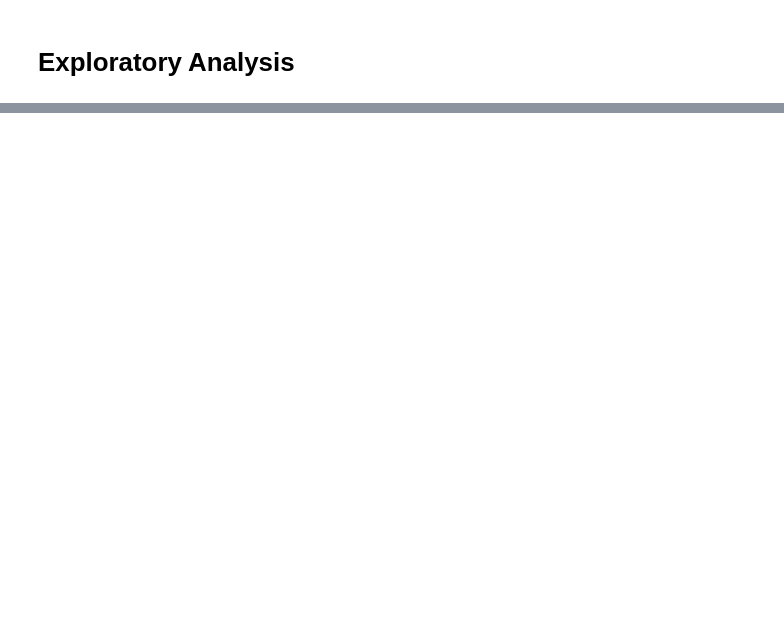
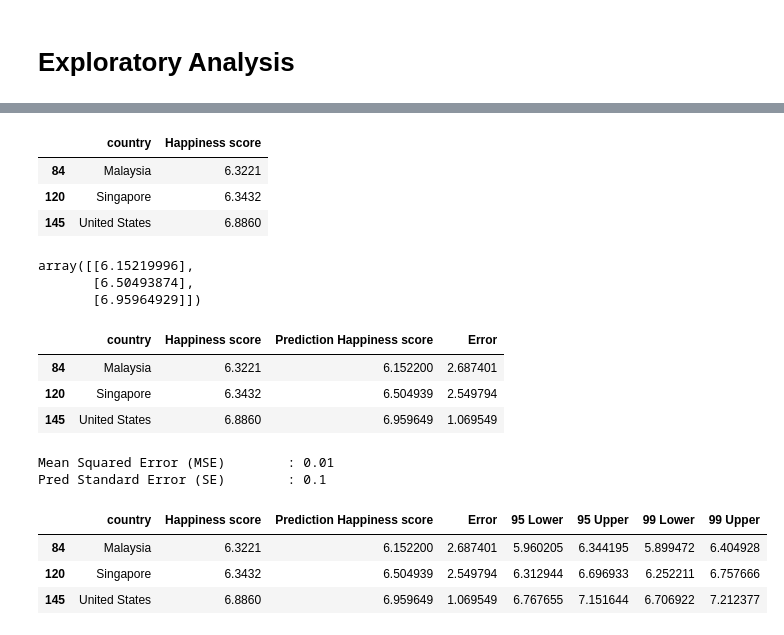
Before and after one commit to leo-evo/CV0003_MiniProj, a Jupyter notebook: Happiness Report.ipynb, the cells around one changed output, grey strips where cells are left out. Saved outputs shown, nothing was run; the diff lists cells and outputs as text; code cells hidden in the pictures; blank space fills up the shorter version.

```diff
--- a/Happiness Report.ipynb
+++ b/Happiness Report.ipynb
@@ -563,0 +749,57 @@ draw_map(whrdata, 'Country Happiness Score', "Reds")
+# %%
+# Extract Pokemons for Prediction
+whrdata_pred = whrdata[whrdata["country"].isin(["Singapore", "Malaysia", "United States"])]
+whrdata_pred
+# %% [output]
+|  | country | Happiness score |
+| 84 | Malaysia | 6.3221 |
+| 120 | Singapore | 6.3432 |
+| 145 | United States | 6.8860 |
+# %%
+# Extract Predictors for Prediction
+X_pred = pd.DataFrame(whrdata_pred[predictors])
+
+# Predict Response corresponding to Predictors
+y_pred = linreg.predict(X_pred)
+y_pred
+# %% [output]
+array([[6.15219996],
+       [6.50493874],
+       [6.95964929]])
+# %%
+# Summarize the Actuals, Predictions and Errors
+y_pred = pd.DataFrame(y_pred, columns = ["Prediction Happiness score"], index = whrdata_pred.index)
+whrdata_acc = pd.concat([whrdata_pred[["country", "Happiness score"]], y_pred], axis = 1)
+
+y_errs = 100 * abs(whrdata_acc["Happiness score"] - whrdata_acc["Prediction Happiness score"]) / whrdata_acc["Happiness score"]
+y_errs = pd.DataFrame(y_errs, columns = ["Error"], index = whrdata_pred.index)
+whrdata_acc = pd.concat([whrdata_acc, y_errs], axis = 1)
+
+whrdata_acc
+# %% [output]
+|  | country | Happiness score | Prediction Happiness score | Error |
+| 84 | Malaysia | 6.3221 | 6.152200 | 2.687401 |
+| 120 | Singapore | 6.3432 | 6.504939 | 2.549794 |
+| 145 | United States | 6.8860 | 6.959649 | 1.069549 |
+# %%
+MSE_train = mean_squared_error(y_train, y_train_pred)
+StdE_pred = np.sqrt(len(y_train) * MSE_train/(len(y_train) - 2))
+
+print("Mean Squared Error (MSE) \t:", MSE_train.round(2))
+print("Pred Standard Error (SE) \t:", StdE_pred.round(2))
+# %% [output]
+Mean Squared Error (MSE)        : 0.01
+Pred Standard Error (SE)        : 0.1
+# %%
+y_95l = pd.DataFrame(whrdata_acc["Prediction Happiness score"] - 1.96*StdE_pred).rename(columns = {"Prediction Happiness score" : "95 Lower"})
+y_95u = pd.DataFrame(whrdata_acc["Prediction Happiness score"] + 1.96*StdE_pred).rename(columns = {"Prediction Happiness score" : "95 Upper"})
+y_99l = pd.DataFrame(whrdata_acc["Prediction Happiness score"] - 2.58*StdE_pred).rename(columns = {"Prediction Happiness score" : "99 Lower"})
+y_99u = pd.DataFrame(whrdata_acc["Prediction Happiness score"] + 2.58*StdE_pred).rename(columns = {"Prediction Happiness score" : "99 Upper"})
+
+whrdata_int = pd.concat([whrdata_acc, y_95l, y_95u, y_99l, y_99u], axis = 1)
+whrdata_int
+# %% [output]
+|  | country | Happiness score | Prediction Happiness score | Error | 95 Lower | 95 Upper | 99 Lower | 99 Upper |
+| 84 | Malaysia | 6.3221 | 6.152200 | 2.687401 | 5.960205 | 6.344195 | 5.899472 | 6.404928 |
+| 120 | Singapore | 6.3432 | 6.504939 | 2.549794 | 6.312944 | 6.696933 | 6.252211 | 6.757666 |
+| 145 | United States | 6.8860 | 6.959649 | 1.069549 | 6.767655 | 7.151644 | 6.706922 | 7.212377 |
```
Also changed, not shown: parts of 11 cells of this notebook.
